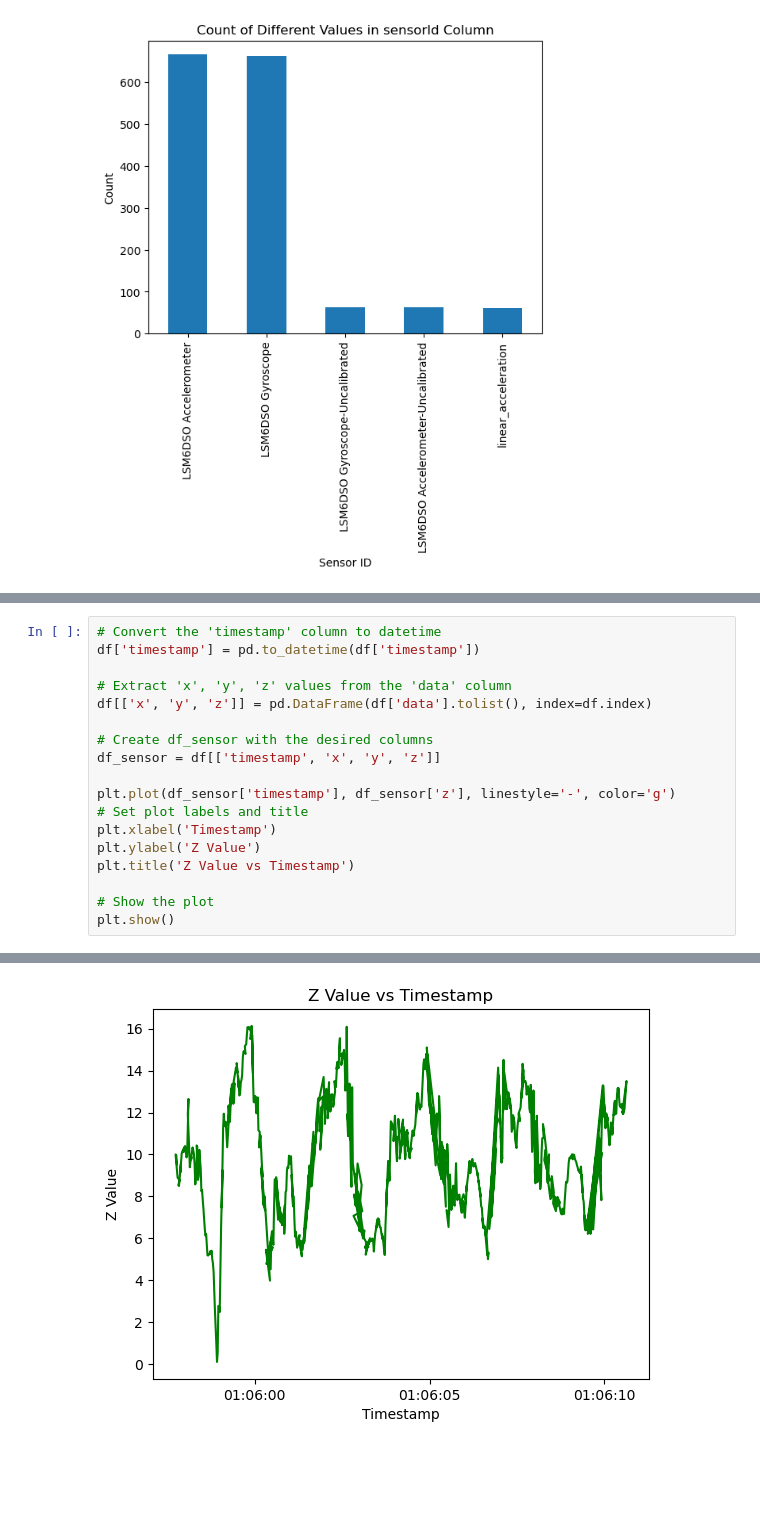
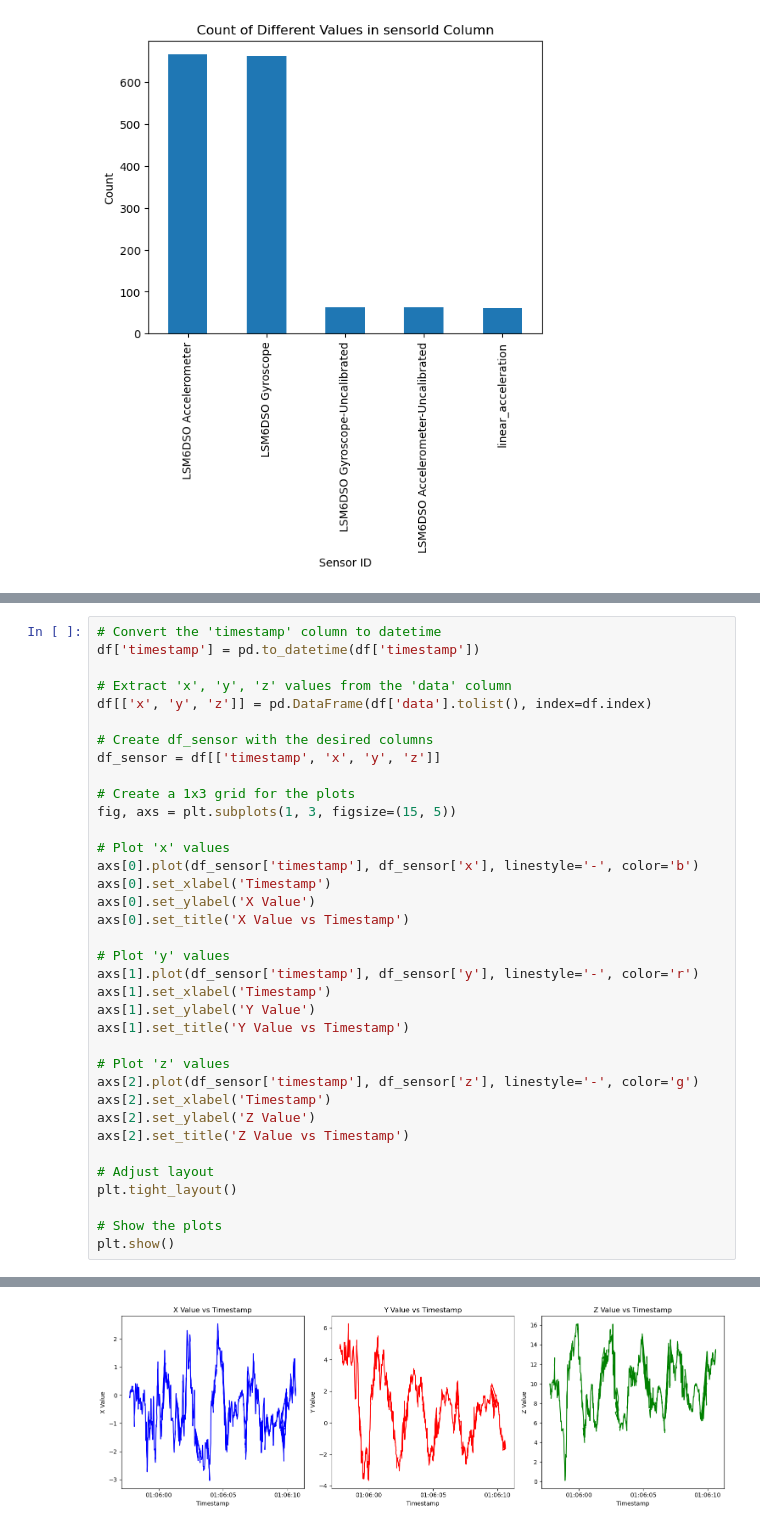
Before and after one commit to olilola/MSD_Exercises, a Jupyter notebook: Exercise_10/data_analysis.ipynb, the cells around one changed output, grey strips where cells are left out. Cells and saved outputs as stored; diff of their text form; blank space fills up the shorter version.

```diff
--- a/Exercise_10/data_analysis.ipynb
+++ b/Exercise_10/data_analysis.ipynb
@@ -64,13 +64,31 @@ df[['x', 'y', 'z']] = pd.DataFrame(df['data'].tolist(), index=df.index)
 # Create df_sensor with the desired columns
 df_sensor = df[['timestamp', 'x', 'y', 'z']]
 
-plt.plot(df_sensor['timestamp'], df_sensor['z'], linestyle='-', color='g')
-# Set plot labels and title
-plt.xlabel('Timestamp')
-plt.ylabel('Z Value')
-plt.title('Z Value vs Timestamp')
+# Create a 1x3 grid for the plots
+fig, axs = plt.subplots(1, 3, figsize=(15, 5))
 
-# Show the plot
+# Plot 'x' values
+axs[0].plot(df_sensor['timestamp'], df_sensor['x'], linestyle='-', color='b')
+axs[0].set_xlabel('Timestamp')
+axs[0].set_ylabel('X Value')
+axs[0].set_title('X Value vs Timestamp')
+
+# Plot 'y' values
+axs[1].plot(df_sensor['timestamp'], df_sensor['y'], linestyle='-', color='r')
+axs[1].set_xlabel('Timestamp')
+axs[1].set_ylabel('Y Value')
+axs[1].set_title('Y Value vs Timestamp')
+
+# Plot 'z' values
+axs[2].plot(df_sensor['timestamp'], df_sensor['z'], linestyle='-', color='g')
+axs[2].set_xlabel('Timestamp')
+axs[2].set_ylabel('Z Value')
+axs[2].set_title('Z Value vs Timestamp')
+
+# Adjust layout
+plt.tight_layout()
+
+# Show the plots
 plt.show()
 # %% [output]
 A value is trying to be set on a copy of a slice from a DataFrame.
@@ -86 +114 @@ See the caveats in the documentation: https://pandas.pydata.org/pandas-docs/stab
-[figure, old version]
+[figure, new version]
```
Also changed, not shown: parts of 9 cells of this notebook, 7 other files.
